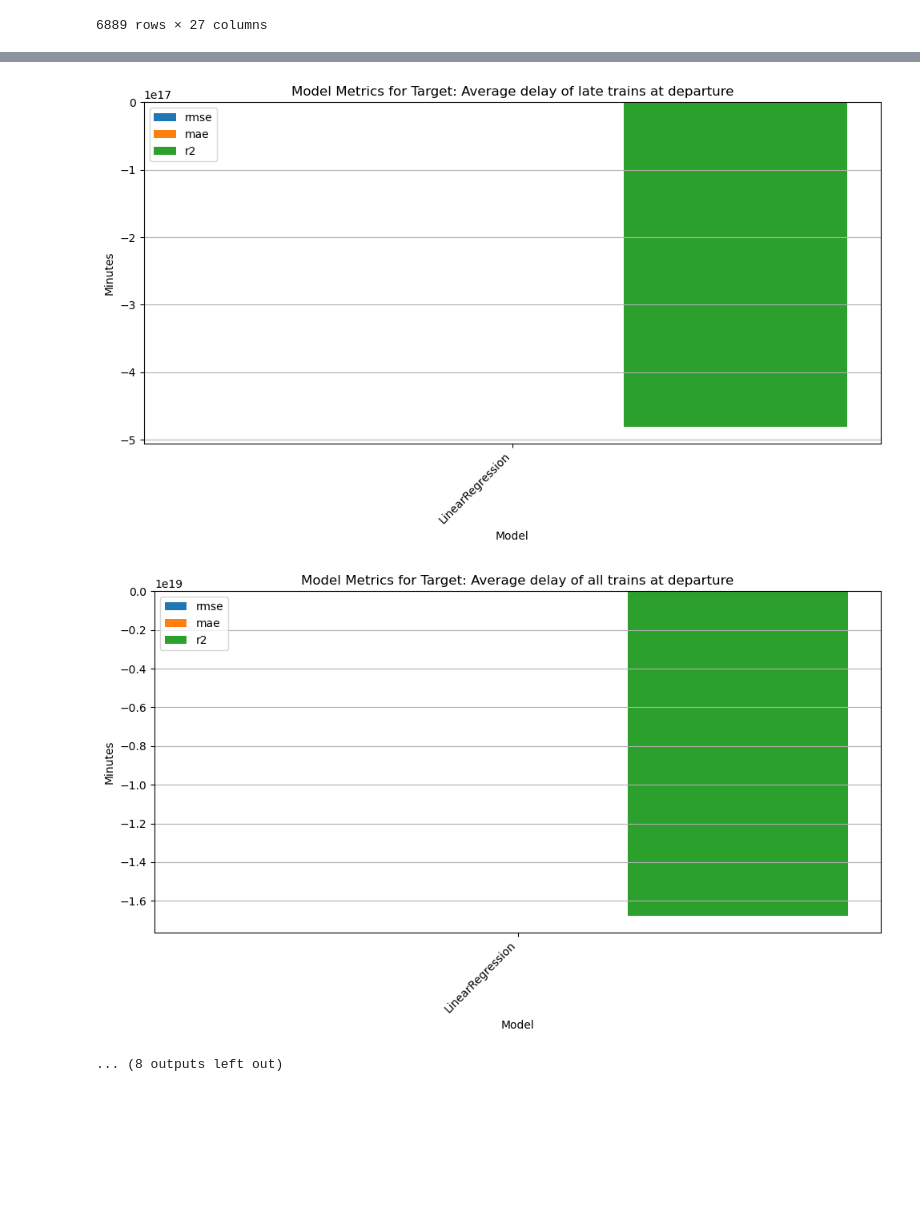
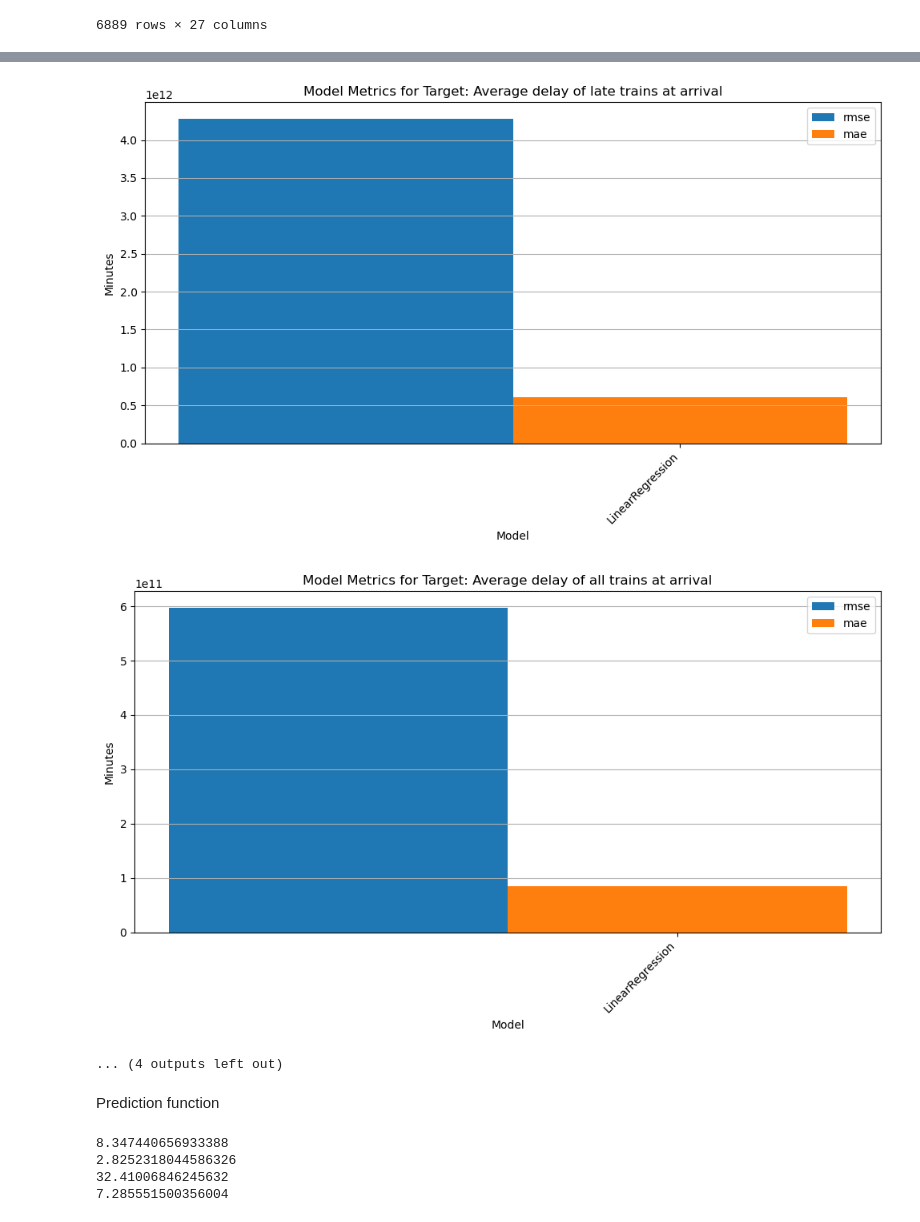
Before and after one commit to Martin-Matin-Muller/Tardis-EPITECH, a Jupyter notebook: tardis_model.ipynb, the cells around one changed output, grey strips where cells are left out. Drawn from its saved outputs; the diff is of its cells as text; code cells hidden in the pictures; blank space fills up the shorter version.

Commit message:
ADD function for mono prediction

```diff
--- a/tardis_model.ipynb
+++ b/tardis_model.ipynb
@@ -70,5 +74,5 @@ categorical_features = ["Month", "Service", "Departure station", "Arrival statio
 # %%
-def build_pipeline(numeric_features, categorical_features):
+def build_pipeline(categorical_features):
     numeric_transformer = Pipeline(steps=[
         ('imputer', SimpleImputer(strategy='mean')),
         ('scaler', StandardScaler())
@@ -79,7 +83,7 @@ def build_pipeline(numeric_features, categorical_features):
     ])
 
     preprocessor = ColumnTransformer(transformers=[
-        ('num', numeric_transformer, numeric_features),
+        #('num', numeric_transformer, numeric_features),
         ('cat', categorical_transformer, categorical_features)
     ])
 
@@ -95,7 +99,7 @@ automate tests for different model
 add visualisation
 # %%
 def test_model(pipeline, model, model_name, param_grid, y_target):
-    print(f"Evaluating model: {model_name}")
+    print(f"\nEvaluating model: {model_name}\n")
 
     pipeline.set_params(regressor=model)
 
@@ -103,25 +107,23 @@ def test_model(pipeline, model, model_name, param_grid, y_target):
     search = GridSearchCV(
         pipeline,
         param_grid=param_grid,
-        cv=5,
-        scoring=make_scorer(mean_squared_error, greater_is_better=False),
-        n_jobs=1,
+        cv=4,
+        scoring=make_scorer(root_mean_squared_error, greater_is_better=False),
+        n_jobs=-1,
     )
 
     search.fit(X_train_small, y_train_small)
 
     y_pred = search.best_estimator_.predict(X_test)
 
-    rmse = mean_squared_error(y_test, y_pred, squared=False)
+    rmse = root_mean_squared_error(y_test, y_pred)
     mae = mean_absolute_error(y_test, y_pred)
-    r2 = r2_score(y_test, y_pred)
 
     print(f"Metrics for {model_name}:")
-    print(f"Predict : {y_target}")
+    print(f"Predict : {y_target}\n")
 
     print(f"  RMSE: {rmse:.2f} minutes")
     print(f"  MAE:  {mae:.2f} minutes")
-    print(f"  R²:   {r2:.3f}")
     print(f"Best parameters: {search.best_params_}")
 
     return {
@@ -129,12 +131,11 @@ def test_model(pipeline, model, model_name, param_grid, y_target):
             'model': model_name,
             'rmse': rmse,
             'mae': mae,
-            'r2': r2,
             'best_params': search.best_params_
         }
     }
 # %%
-pipe = build_pipeline(numeric_features, categorical_features)
+pipe = build_pipeline(categorical_features)
 results = []
 # %% [markdown]
 
@@ -159,12 +160,11 @@ df
 # %%
 model1_name = "RandomForestRegressor"
 model1 = RandomForestRegressor()
-print(model1.get_params())
 param_grid1 = {
     'regressor__max_depth': [10, 30, None],
     'regressor__min_samples_leaf': [1, 2, 4],
     'regressor__min_samples_split': [2, 5, 10],
-    'regressor__n_estimators': [100, 300, 500]
+    'regressor__n_estimators': [100, 300]
 }
 
 for name, y in y_targets.items():
@@ -400,19 +324,18 @@ for result in results:
             'model': v['model'],
             'rmse': v['rmse'],
             'mae': v['mae'],
-            'r2': v['r2']
         }])
 
         metrics_df = results_df.melt(
             id_vars='model',
-            value_vars=['rmse', 'mae', 'r2'],
+            value_vars=['rmse', 'mae'],
             var_name='Metric',
             value_name='Value'
         )
 
         plt.figure(figsize=(10, 6))
         width = 0.25
-        for i, metric in enumerate(['rmse', 'mae', 'r2']):
+        for i, metric in enumerate(['rmse', 'mae']):
             subset = metrics_df[metrics_df['Metric'] == metric]
             plt.bar(
                 np.arange(len(subset)) + i * width,
@@ -448,6 +371,6 @@ for result in results:
-[figure, old version]
+[figure, new version]
-[figure, old version]
+[figure, new version]
-... (8 outputs left out)
+... (4 outputs left out)
 # %%
 csv_results = []
 
@@ -465,3 +387,5 @@ for result in results:
 
 results_df = pd.DataFrame(csv_results)
 results_df.to_csv('model_results.csv', index=False)
+# %% [markdown]
+Prediction function
@@ -467,0 +454,10 @@ results_df.to_csv('model_results.csv', index=False)
+# %%
+print(predict_delay("2026-06-15", "Paris", "Lyon", "Average delay of late trains at departure", df, results_df))
+print(predict_delay("2026-06-15", "Paris", "Lyon", "Average delay of all trains at departure", df, results_df))
+print(predict_delay("2026-06-15", "Paris", "Lyon", "Average delay of late trains at arrival", df, results_df))
+print(predict_delay("2026-06-15", "Paris", "Lyon", "Average delay of all trains at arrival", df, results_df))
+# %% [output]
+8.347440656933388
+2.8252318044586326
+32.41006846245632
+7.285551500356004
```
Also changed, not shown: parts of 10 cells of this notebook, 2 other files.
